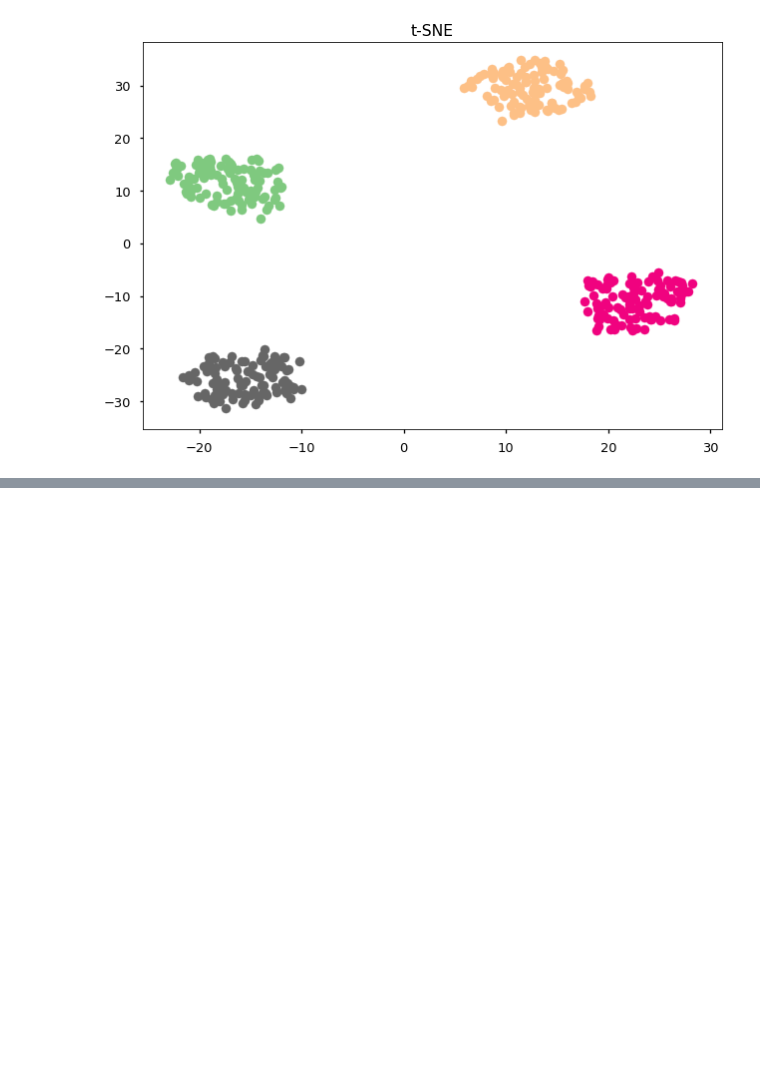
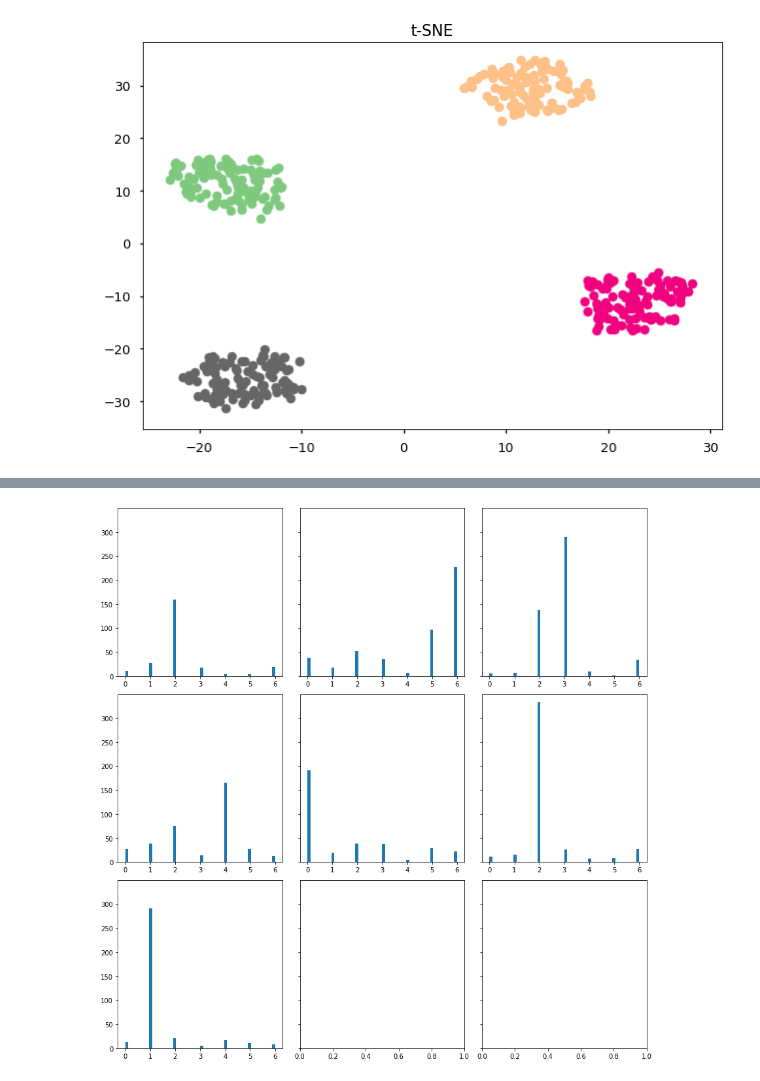
Before and after one commit to NIRVANALAN/Centroid_GCN, a Jupyter notebook: t-sne.ipynb, the cells around one changed output, grey strips where cells are left out. Cells and saved outputs as stored; diff of their text form; code cells hidden in the pictures; blank space fills up the shorter version.

```diff
--- a/t-sne.ipynb
+++ b/t-sne.ipynb
@@ -153,0 +156,6 @@ do_plot(tsne2.fit_transform(hidden_emb[3]), 't-SNE', cora_labels)
+# %%
+cluster_id = np.load('./embedding/cora_cluster_ids.npy')
+# %%
+label=6
+cluster_points = (cluster_id[0]==label).nonzero()[0]
+x = cora_labels[cluster_points]
@@ -153,0 +183,12 @@ do_plot(tsne2.fit_transform(hidden_emb[3]), 't-SNE', cora_labels)
+# %%
+n_bins = 50
+fig, axs = plt.subplots(3, 3, sharey=True, tight_layout=True, figsize=(12,12))
+axs = axs.flatten()
+# We can set the number of bins with the `bins` kwarg
+for i in range(7):
+    cluster_points = (cluster_id[6]==i).nonzero()[0]
+    x = cora_labels[cluster_points]
+    axs[i].hist(x,bins=n_bins)
+# axs[1].hist(y, bins=n_bins)
+# %% [output]
+[figure, added]
```
Also changed, not shown: parts of 15 cells of this notebook, 8 other files.
